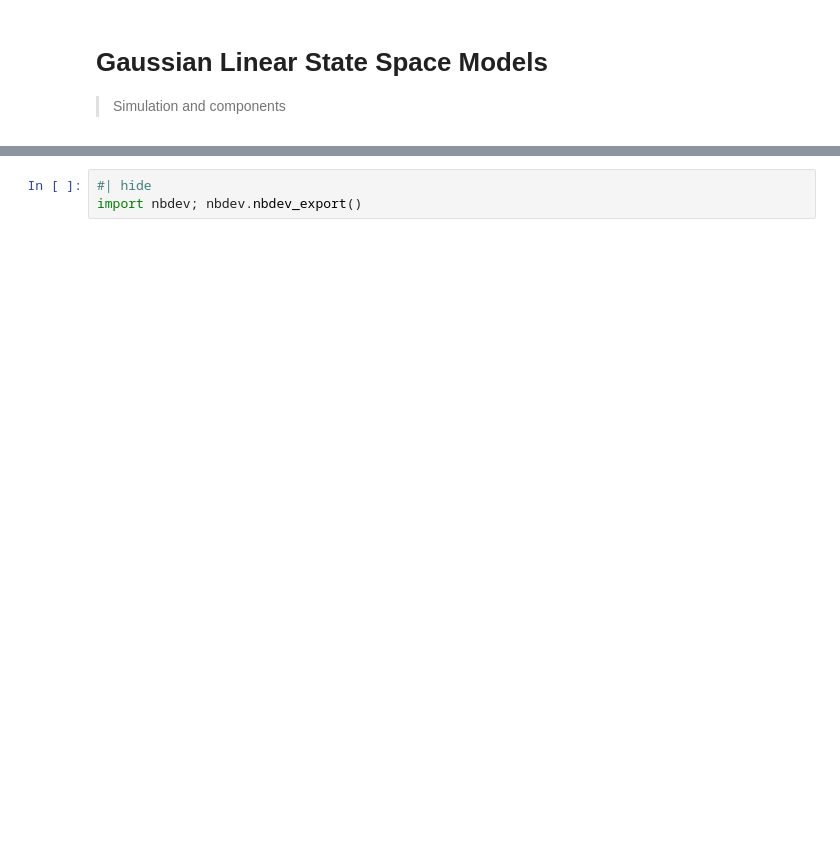
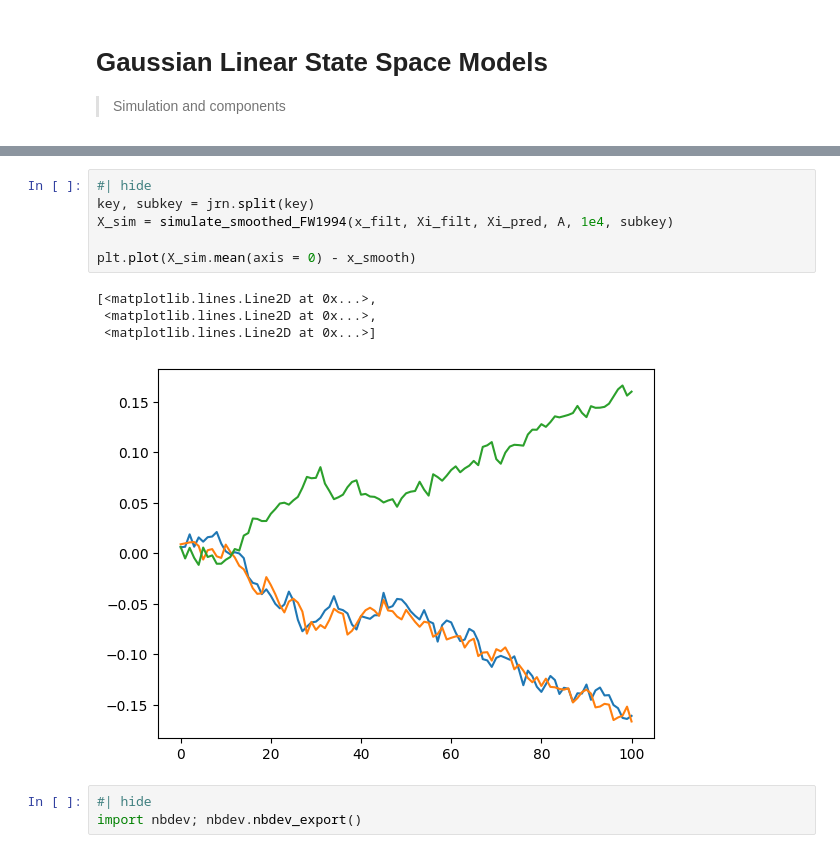
Before and after one commit to stefanheyder/isssm, a Jupyter notebook: nbs/00_glssm.ipynb, the cells around one changed output, grey strips where cells are left out. Drawn from its saved outputs; the diff is of its cells as text; blank space fills up the shorter version.

```diff
--- a/nbs/00_glssm.ipynb
+++ b/nbs/00_glssm.ipynb
@@ -160,3 +298,14 @@ plt.show()
+# %%
+#| hide
+key, subkey = jrn.split(key)
+X_sim = simulate_smoothed_FW1994(x_filt, Xi_filt, Xi_pred, A, 1e4, subkey)
+
+plt.plot(X_sim.mean(axis = 0) - x_smooth)
+# %% [output]
+[<matplotlib.lines.Line2D at 0x...>,
+ <matplotlib.lines.Line2D at 0x...>,
+ <matplotlib.lines.Line2D at 0x...>]
+[figure, added]
 # %%
 #| hide
 import nbdev; nbdev.nbdev_export()
```
Also changed, not shown: parts of 13 cells of this notebook, 16 other files.
